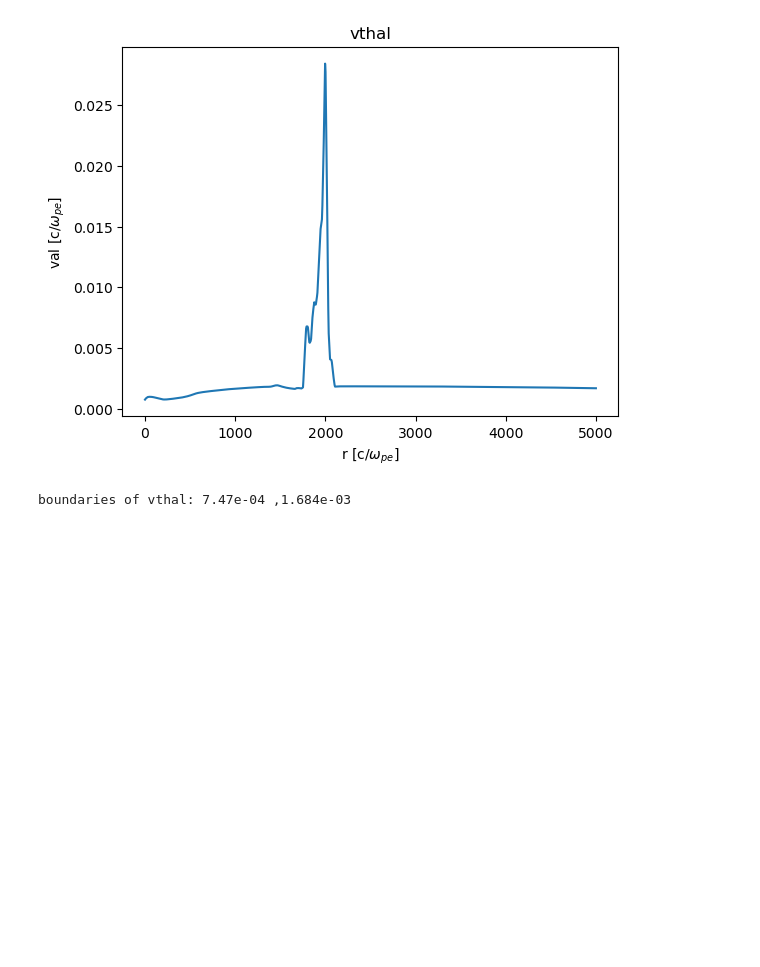
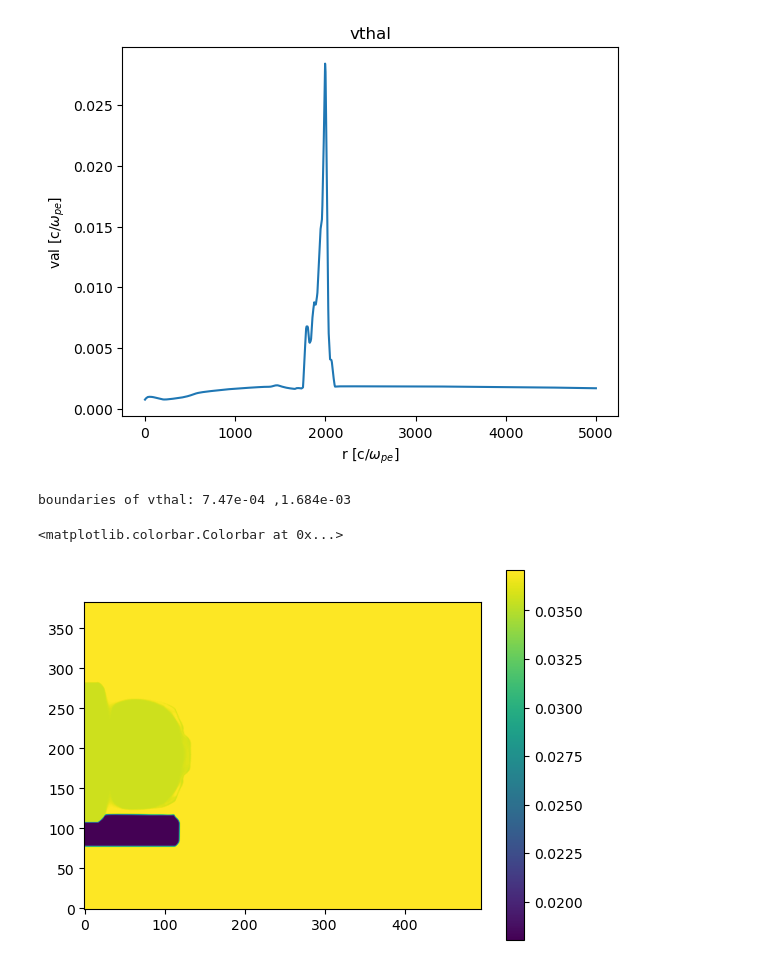
Before and after one commit to Schaeffer-Lab/MagShockZ, a Jupyter notebook: python-fortran_interface/write-FLASH-fields.ipynb, the cells around one changed output. Drawn from its saved outputs; the diff is of its cells as text; code cells hidden in the pictures; blank space fills up the shorter version.

```diff
--- a/python-fortran_interface/write-FLASH-fields.ipynb
+++ b/python-fortran_interface/write-FLASH-fields.ipynb
@@ -340,3 +340,9 @@ boundaries of vthele: 7.47e-03 ,2.746e-02
 boundaries of vthsi: 7.322e-04 ,1.651e-03
 [figure]
 boundaries of vthal: 7.47e-04 ,1.684e-03
+# %%
+plt.imshow(all_data['flash',"ye"][:,:,(all_data['flash',"edens"].shape[0])//2],origin='lower')
+plt.colorbar()
+# %% [output]
+<matplotlib.colorbar.Colorbar at 0x...>
+[figure, added]
```
Also changed, not shown: parts of 4 cells of this notebook, 17 other files.
